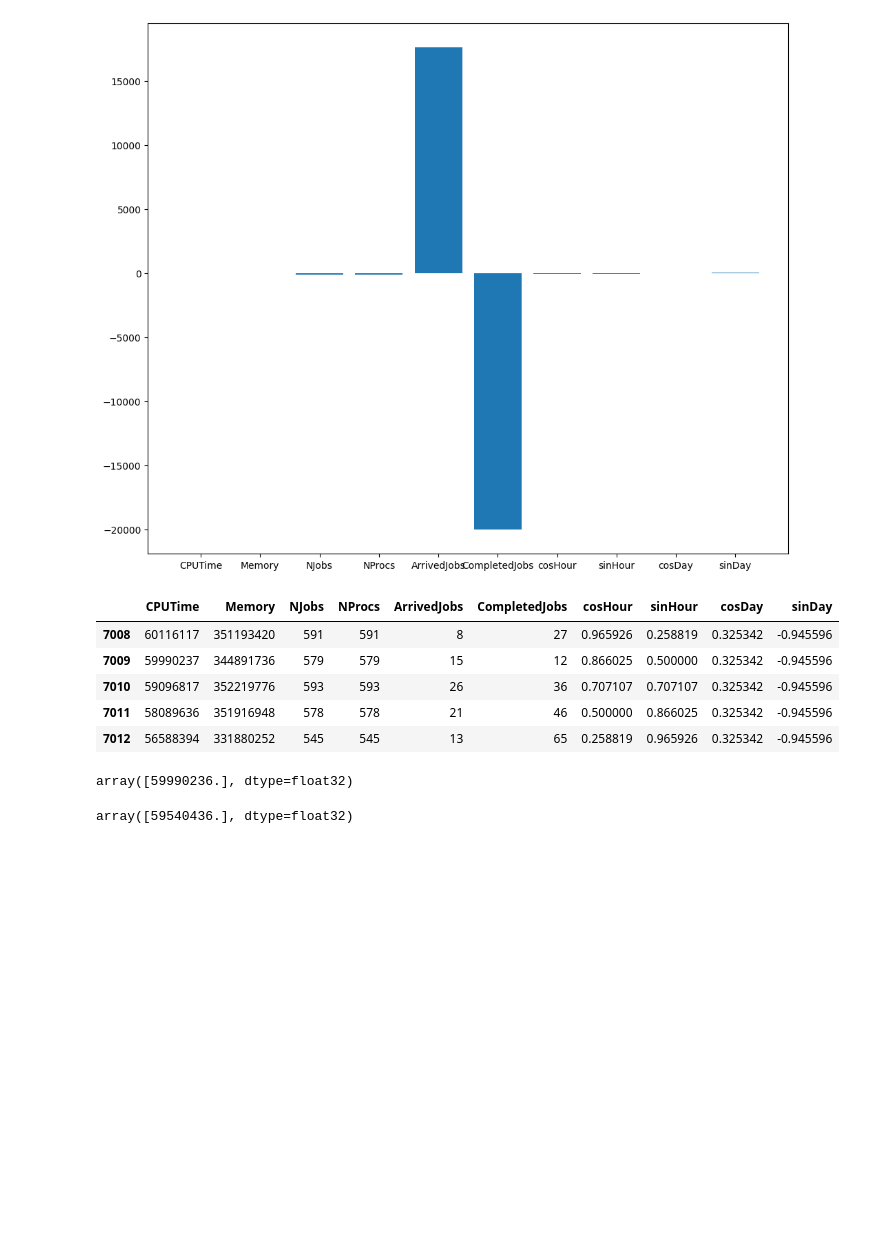
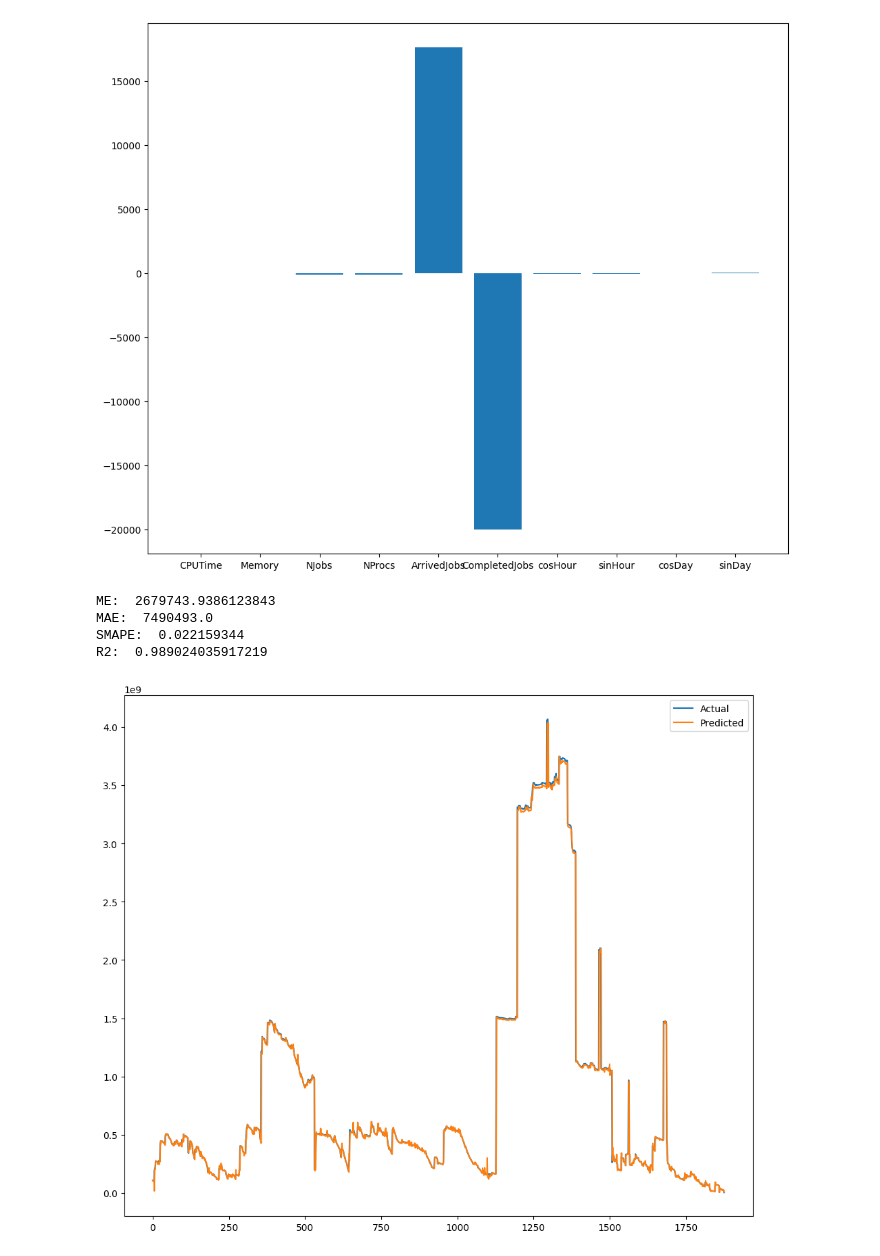
Before and after one commit to alextsaf/Thesis-NTUA, a Jupyter notebook: window.ipynb, the cells around one changed output. Drawn from its saved outputs; the diff is of its cells as text; code cells hidden in the pictures; blank space fills up the shorter version.

Commit message:
added out-of-sample tests

```diff
--- a/window.ipynb
+++ b/window.ipynb
@@ -231,10 +231,10 @@ WindowGenerator.example = example
 # %%
 from sklearn.ensemble import RandomForestRegressor
 from sklearn.linear_model import LinearRegression
-from sklearn.metrics import r2_score, mean_absolute_error, mean_squared_error
+from sklearn.metrics import r2_score, mean_absolute_error
 
 
-window = WindowGenerator(input_width=1, label_width=1, shift=1, label_columns=["NJobs"])
+window = WindowGenerator(input_width=1, label_width=1, shift=1, label_columns=["CPUTime"])
 
 # Assuming you have your data loaded into `x_train` and `y_train`
 x_train, y_train = window.train
@@ -249,7 +249,8 @@ regression_model.fit(x_train, y_train)
 # Make predictions using the regression model
 y_pred = regression_model.predict(x_test)
 
-
+me = np.sum(y_test - y_pred) / len(y_test)
+print("ME: ", me)
 
 mae = mean_absolute_error(y_test, y_pred)
 print("MAE: ", mae)
@@ -279,20 +277,48 @@ plt.bar(train_df.columns, regression_model.coef_[0])
 # %% [output]
 <BarContainer object of 10 artists>
 [figure]
-# %%
-test_df.head()
-# %% [output]
-|  | CPUTime | Memory | NJobs | NProcs | ArrivedJobs | CompletedJobs | cosHour | sinHour | cosDay | sinDay |
-| 7008 | 60116117 | 351193420 | 591 | 591 | 8 | 27 | 0.965926 | 0.258819 | 0.325342 | -0.945596 |
-| 7009 | 59990237 | 344891736 | 579 | 579 | 15 | 12 | 0.866025 | 0.500000 | 0.325342 | -0.945596 |
-| 7010 | 59096817 | 352219776 | 593 | 593 | 26 | 36 | 0.707107 | 0.707107 | 0.325342 | -0.945596 |
-| 7011 | 58089636 | 351916948 | 578 | 578 | 21 | 46 | 0.500000 | 0.866025 | 0.325342 | -0.945596 |
-| 7012 | 56588394 | 331880252 | 545 | 545 | 13 | 65 | 0.258819 | 0.965926 | 0.325342 | -0.945596 |
-# %%
-y_test[0]
-# %% [output]
-array([59990236.], dtype=float32)
-# %%
-y_pred[0]
-# %% [output]
-array([59540436.], dtype=float32)
+# %%
+test_ds = pd.read_csv("./datasets/final/final-formed-sharcnet.csv", delimiter=',', date_parser=dateParser, parse_dates=['Timestamp'])
+test_ds["cosHour"] = test_ds["Timestamp"].map(lambda timestamp: np.cos(2*np.pi*timestamp.hour/24))
+test_ds["sinHour"] = test_ds["Timestamp"].map(lambda timestamp: np.sin(2*np.pi*timestamp.hour/24))
+
+test_ds["cosDay"] = test_ds["Timestamp"].map(lambda timestamp: np.cos(2*np.pi*timestamp.timetuple().tm_yday/365))
+test_ds["sinDay"] = test_ds["Timestamp"].map(lambda timestamp: np.sin(2*np.pi*timestamp.timetuple().tm_yday/365))
+
+
+test_ds.drop(columns=["Timestamp"], inplace=True)
+# dataset.drop(columns=["ArrivedJobs", "CompletedJobs", 'NJobs'], inplace=True)
+
+test_window = WindowGenerator(input_width=1, label_width=1, shift=1, label_columns=["CPUTime"], train_df=test_ds, test_df=test_ds)
+
+x_test_ds, y_test_ds = test_window.test
+
+# Make out-of-sample predictions
+oos_pred = regression_model.predict(x_test_ds)
+
+#truncate negative values
+oos_pred = oos_pred.clip(min=0)
+
+me = np.sum(y_test_ds - oos_pred) / len(y_test_ds)
+print("ME: ", me)
+
+mae = mean_absolute_error(y_test_ds, oos_pred)
+print("MAE: ", mae)
+
+normalised_MAE = mae / np.mean(y_test_ds)
+print("SMAPE: ", normalised_MAE)
+
+r2 = r2_score(y_test_ds, oos_pred)
+print("R2: ", r2)
+# %% [output]
+ME:  2679743.9386123843
+MAE:  7490493.0
+SMAPE:  0.022159344
+R2:  0.989024035917219
+# %%
+plt.plot(y_test_ds[int(len(y_test_ds)*0.8):], label="Actual")
+plt.plot(oos_pred[int(len(y_test_ds)*0.8):], label="Predicted")
+plt.legend()
+plt.show()
+# %% [output]
+[figure, added]
```
Also changed, not shown: parts of 3 cells of this notebook.
